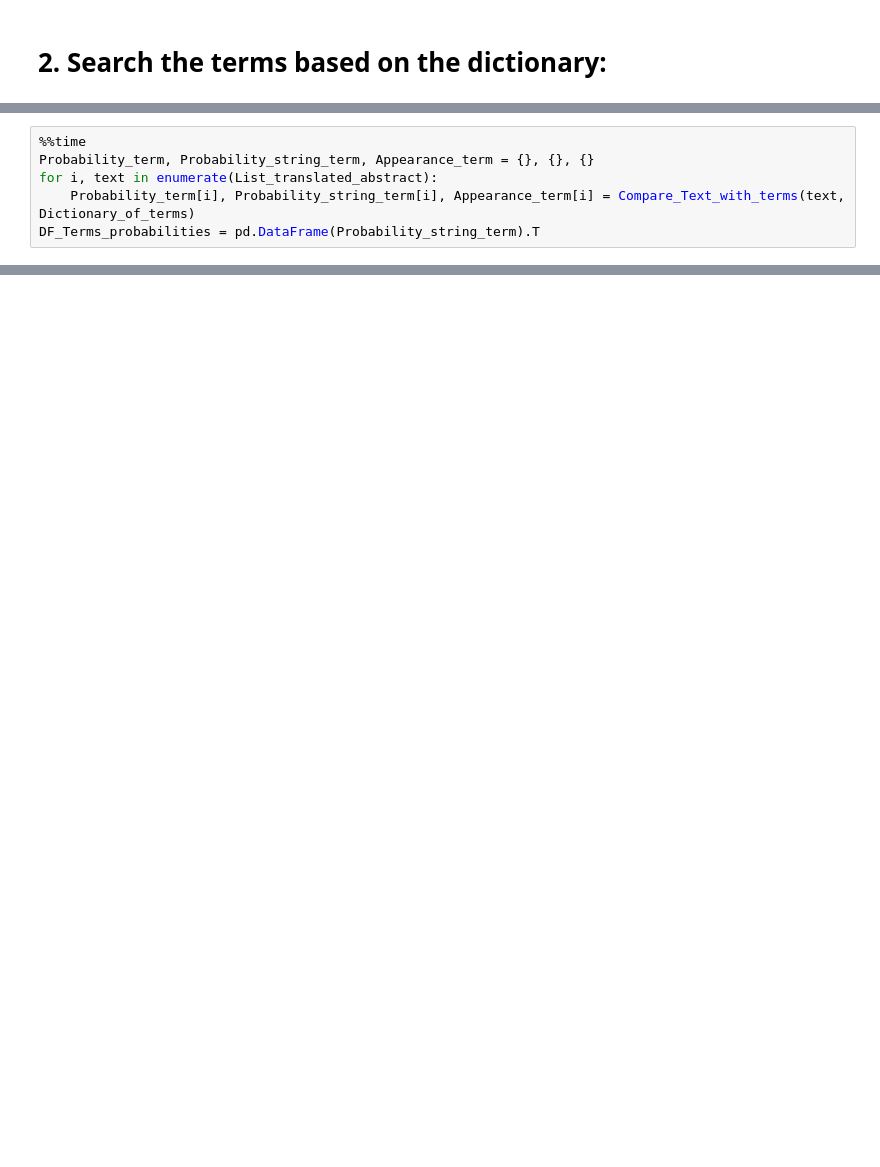
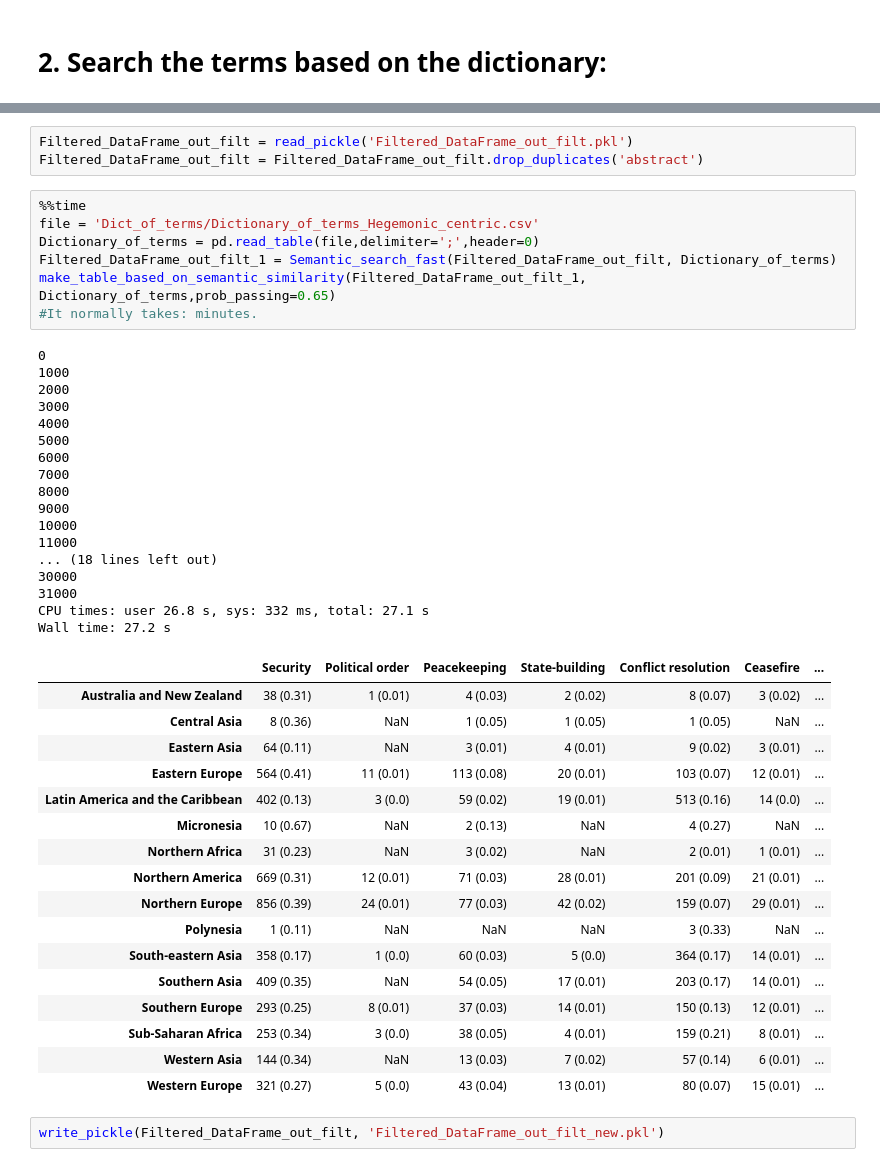
Before and after one commit to anajaramillo37/When_some_peace_never_becomes_ack-knowledged, a Jupyter notebook: Multilingual text analyses.ipynb, the cells around one changed output, grey strips where cells are left out. Saved outputs shown, nothing was run; the diff lists cells and outputs as text; blank space fills up the shorter version.

```diff
--- a/Multilingual text analyses.ipynb
+++ b/Multilingual text analyses.ipynb
@@ -418,6 +373,0 @@ Notes:
-# %%
-%%time
-Probability_term, Probability_string_term, Appearance_term = {}, {}, {}
-for i, text in enumerate(List_translated_abstract):
-    Probability_term[i], Probability_string_term[i], Appearance_term[i] = Compare_Text_with_terms(text, Dictionary_of_terms)
-DF_Terms_probabilities = pd.DataFrame(Probability_string_term).T
@@ -562,5 +496,52 @@ def make_table_based_on_semantic_similarity(Filtered_DataFrame_out_filt, Diction
             Dict_concept_region_number_of_papers[k][v] = str(n_papers_c_r)+ ' (' + str(np.round(n_papers_c_r/p_papers_r,2)) + ')'
 
     return pd.DataFrame(Dict_concept_region_number_of_papers).sort_index()
+# %%
+Filtered_DataFrame_out_filt = read_pickle('Filtered_DataFrame_out_filt.pkl')
+Filtered_DataFrame_out_filt = Filtered_DataFrame_out_filt.drop_duplicates('abstract')
+# %%
+%%time
+file = 'Dict_of_terms/Dictionary_of_terms_Hegemonic_centric.csv'
+Dictionary_of_terms = pd.read_table(file,delimiter=';',header=0)
+Filtered_DataFrame_out_filt_1 = Semantic_search_fast(Filtered_DataFrame_out_filt, Dictionary_of_terms)
+make_table_based_on_semantic_similarity(Filtered_DataFrame_out_filt_1, Dictionary_of_terms,prob_passing=0.65)
+#It normally takes: minutes.
+# %% [output]
+0
+1000
+2000
+3000
+4000
+5000
+6000
+7000
+8000
+9000
+10000
+11000
+... (18 lines left out)
+30000
+31000
+CPU times: user 26.8 s, sys: 332 ms, total: 27.1 s
+Wall time: 27.2 s
+|  | Security | Political order | Peacekeeping | State-building | Conflict resolution | Ceasefire | ... |
+| Australia and New Zealand | 38 (0.31) | 1 (0.01) | 4 (0.03) | 2 (0.02) | 8 (0.07) | 3 (0.02) | ... |
+| Central Asia | 8 (0.36) | NaN | 1 (0.05) | 1 (0.05) | 1 (0.05) | NaN | ... |
+| Eastern Asia | 64 (0.11) | NaN | 3 (0.01) | 4 (0.01) | 9 (0.02) | 3 (0.01) | ... |
+| Eastern Europe | 564 (0.41) | 11 (0.01) | 113 (0.08) | 20 (0.01) | 103 (0.07) | 12 (0.01) | ... |
+| Latin America and the Caribbean | 402 (0.13) | 3 (0.0) | 59 (0.02) | 19 (0.01) | 513 (0.16) | 14 (0.0) | ... |
+| Micronesia | 10 (0.67) | NaN | 2 (0.13) | NaN | 4 (0.27) | NaN | ... |
+| Northern Africa | 31 (0.23) | NaN | 3 (0.02) | NaN | 2 (0.01) | 1 (0.01) | ... |
+| Northern America | 669 (0.31) | 12 (0.01) | 71 (0.03) | 28 (0.01) | 201 (0.09) | 21 (0.01) | ... |
+| Northern Europe | 856 (0.39) | 24 (0.01) | 77 (0.03) | 42 (0.02) | 159 (0.07) | 29 (0.01) | ... |
+| Polynesia | 1 (0.11) | NaN | NaN | NaN | 3 (0.33) | NaN | ... |
+| South-eastern Asia | 358 (0.17) | 1 (0.0) | 60 (0.03) | 5 (0.0) | 364 (0.17) | 14 (0.01) | ... |
+| Southern Asia | 409 (0.35) | NaN | 54 (0.05) | 17 (0.01) | 203 (0.17) | 14 (0.01) | ... |
+| Southern Europe | 293 (0.25) | 8 (0.01) | 37 (0.03) | 14 (0.01) | 150 (0.13) | 12 (0.01) | ... |
+| Sub-Saharan Africa | 253 (0.34) | 3 (0.0) | 38 (0.05) | 4 (0.01) | 159 (0.21) | 8 (0.01) | ... |
+| Western Asia | 144 (0.34) | NaN | 13 (0.03) | 7 (0.02) | 57 (0.14) | 6 (0.01) | ... |
+| Western Europe | 321 (0.27) | 5 (0.0) | 43 (0.04) | 13 (0.01) | 80 (0.07) | 15 (0.01) | ... |
+# %%
+write_pickle(Filtered_DataFrame_out_filt, 'Filtered_DataFrame_out_filt_new.pkl')
 # %%
 %%time
```
Also changed, not shown: parts of 56 cells of this notebook, 1 other file.
